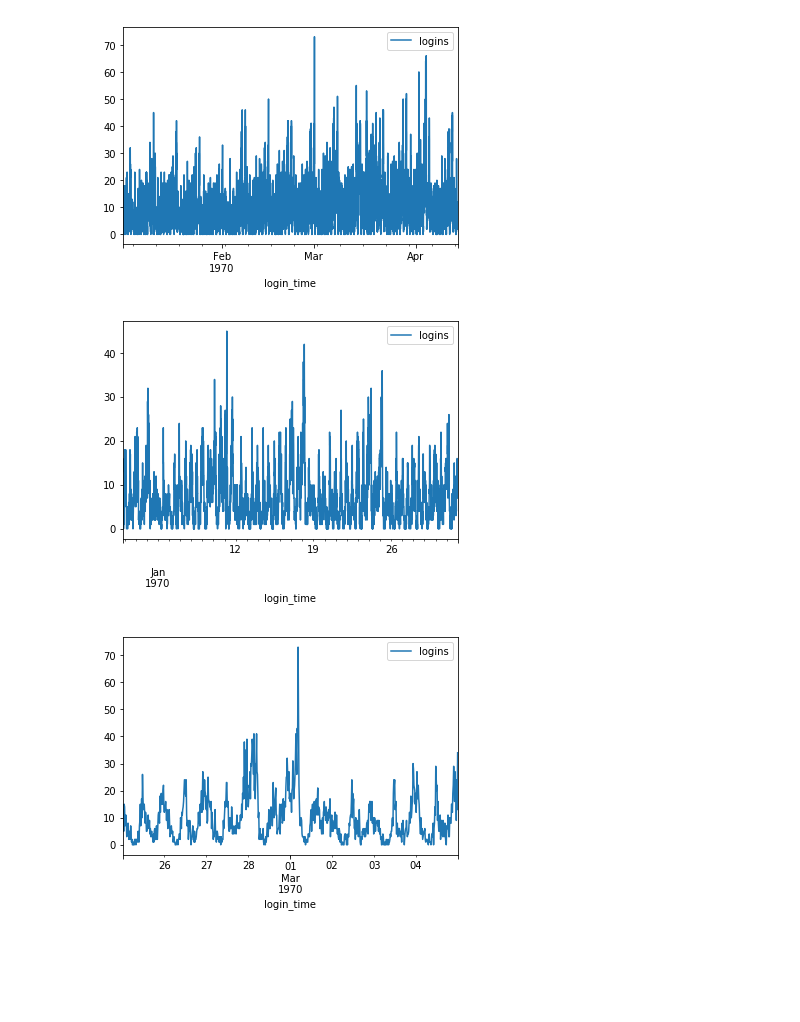
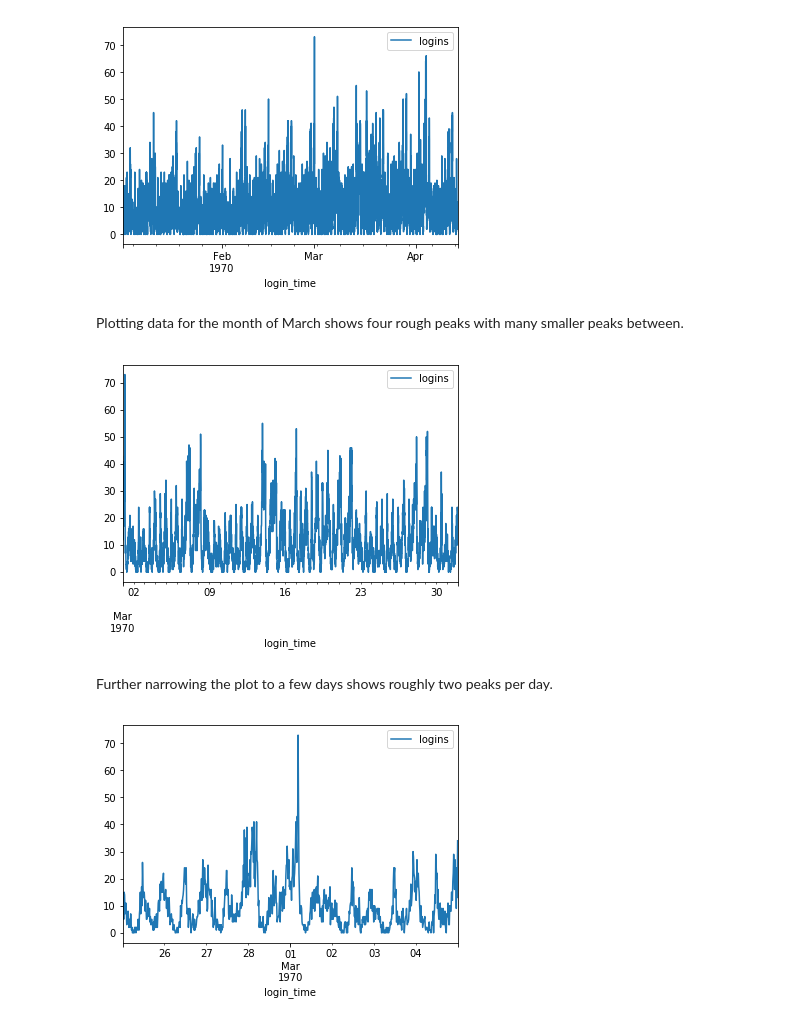
Before and after one commit to klane/springboard, a Jupyter notebook: challenges/ultimate/ultimate.ipynb, the cells around one changed output. Saved outputs shown, nothing was run; the diff lists cells and outputs as text; code cells hidden in the pictures; blank space fills up the shorter version.

```diff
--- a/challenges/ultimate/ultimate.ipynb
+++ b/challenges/ultimate/ultimate.ipynb
@@ -46,13 +55,16 @@ logins_15min.plot()
 plt.show()
 # %% [output]
 [figure]
+# %% [markdown]
+Plotting data for the month of March shows four rough peaks with many smaller peaks between.
 # %%
-period = pd.Period('Jan 1970')
-# logins_15min[logins_15min.index < '1970-01-05'].plot()
+period = pd.Period('March 1970')
 logins_15min[[period.start_time <= x <= period.end_time for x in logins_15min.index]].plot()
 plt.show()
 # %% [output]
-[figure, old version]
+[figure, new version]
+# %% [markdown]
+Further narrowing the plot to a few days shows roughly two peaks per day.
 # %%
 logins_15min[('1970-02-25' < logins_15min.index) & (logins_15min.index < '1970-03-05')].plot()
 plt.show()
```
Also changed, not shown: parts of 32 cells of this notebook.
